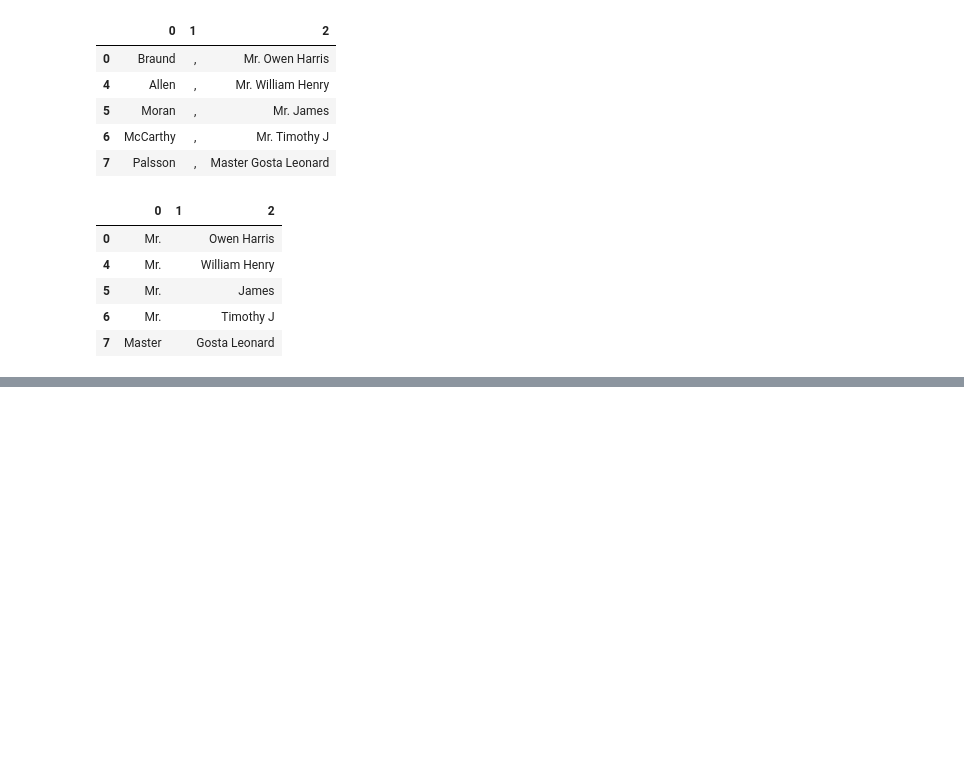
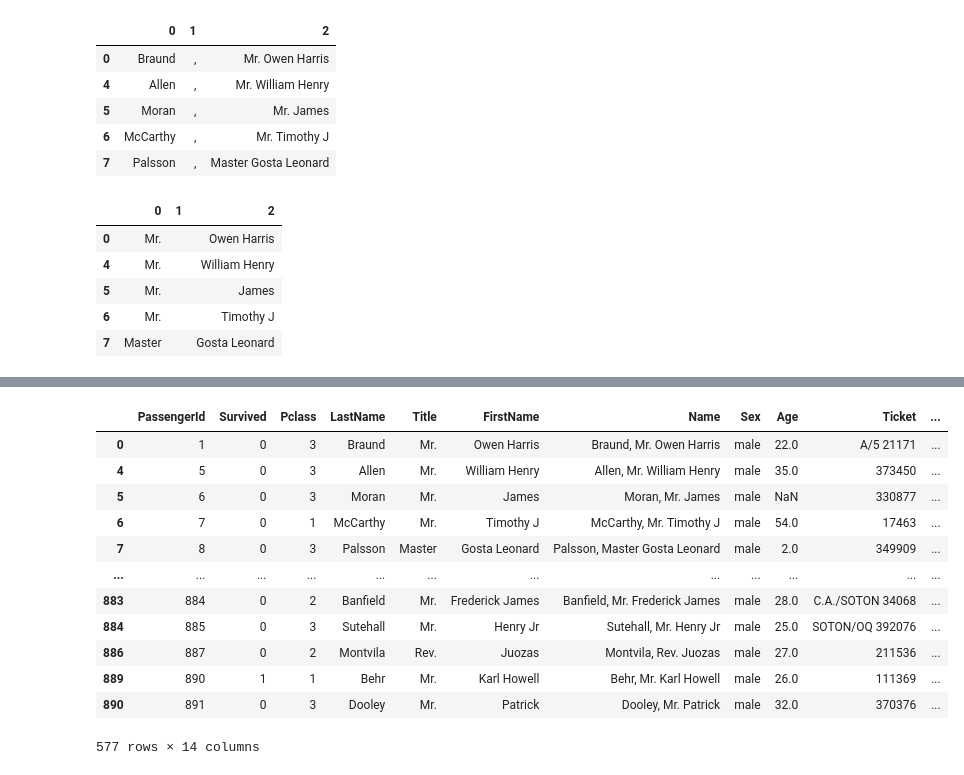
Before and after one commit to JKO-coder1/TECH2-H26, a Jupyter notebook: workshops/workshop2/workshop2_JK.ipynb, the cells around one changed output, grey strips where cells are left out. Drawn from its saved outputs; the diff is of its cells as text; code cells hidden in the pictures; blank space fills up the shorter version.

```diff
--- a/workshops/workshop2/workshop2_JK.ipynb
+++ b/workshops/workshop2/workshop2_JK.ipynb
@@ -550,3 +561,19 @@ part2.head()
 | 5 | Mr. |  | James |
 | 6 | Mr. |  | Timothy J |
 | 7 | Master |  | Gosta Leonard |
+# %%
+"""
+Methode 1:
+df_titanic['LastName'] = part[0]
+df_titanic['Title'] = part2[0]
+df_titanic['FirstName'] = part2[2]
+"""
+
+
+# Methode 2: position, 'column name', from..
+df_titanic.insert(3, 'LastName', part[0])
+df_titanic.insert(4, 'Title', part2[0])
+df_titanic.insert(5, 'FirstName', part2[2])
+
+
+df_titanic.drop(columns='Name').head()
@@ -552,0 +587,17 @@ part2.head()
+# %%
+df_titanic['Deck'] = df_titanic['Cabin'].str.get(0)
+df_titanic
+# %% [output]
+|  | PassengerId | Survived | Pclass | LastName | Title | FirstName | Name | Sex | Age | Ticket | ... |
+| 0 | 1 | 0 | 3 | Braund | Mr. | Owen Harris | Braund, Mr. Owen Harris | male | 22.0 | A/5 21171 | ... |
+| 4 | 5 | 0 | 3 | Allen | Mr. | William Henry | Allen, Mr. William Henry | male | 35.0 | 373450 | ... |
+| 5 | 6 | 0 | 3 | Moran | Mr. | James | Moran, Mr. James | male | NaN | 330877 | ... |
+| 6 | 7 | 0 | 1 | McCarthy | Mr. | Timothy J | McCarthy, Mr. Timothy J | male | 54.0 | 17463 | ... |
+| 7 | 8 | 0 | 3 | Palsson | Master | Gosta Leonard | Palsson, Master Gosta Leonard | male | 2.0 | 349909 | ... |
+| ... | ... | ... | ... | ... | ... | ... | ... | ... | ... | ... | ... |
+| 883 | 884 | 0 | 2 | Banfield | Mr. | Frederick James | Banfield, Mr. Frederick James | male | 28.0 | C.A./SOTON 34068 | ... |
+| 884 | 885 | 0 | 3 | Sutehall | Mr. | Henry Jr | Sutehall, Mr. Henry Jr | male | 25.0 | SOTON/OQ 392076 | ... |
+| 886 | 887 | 0 | 2 | Montvila | Rev. | Juozas | Montvila, Rev. Juozas | male | 27.0 | 211536 | ... |
+| 889 | 890 | 1 | 1 | Behr | Mr. | Karl Howell | Behr, Mr. Karl Howell | male | 26.0 | 111369 | ... |
+| 890 | 891 | 0 | 3 | Dooley | Mr. | Patrick | Dooley, Mr. Patrick | male | 32.0 | 370376 | ... |
+577 rows × 14 columns
```
Also changed, not shown: parts of 2 cells of this notebook.
